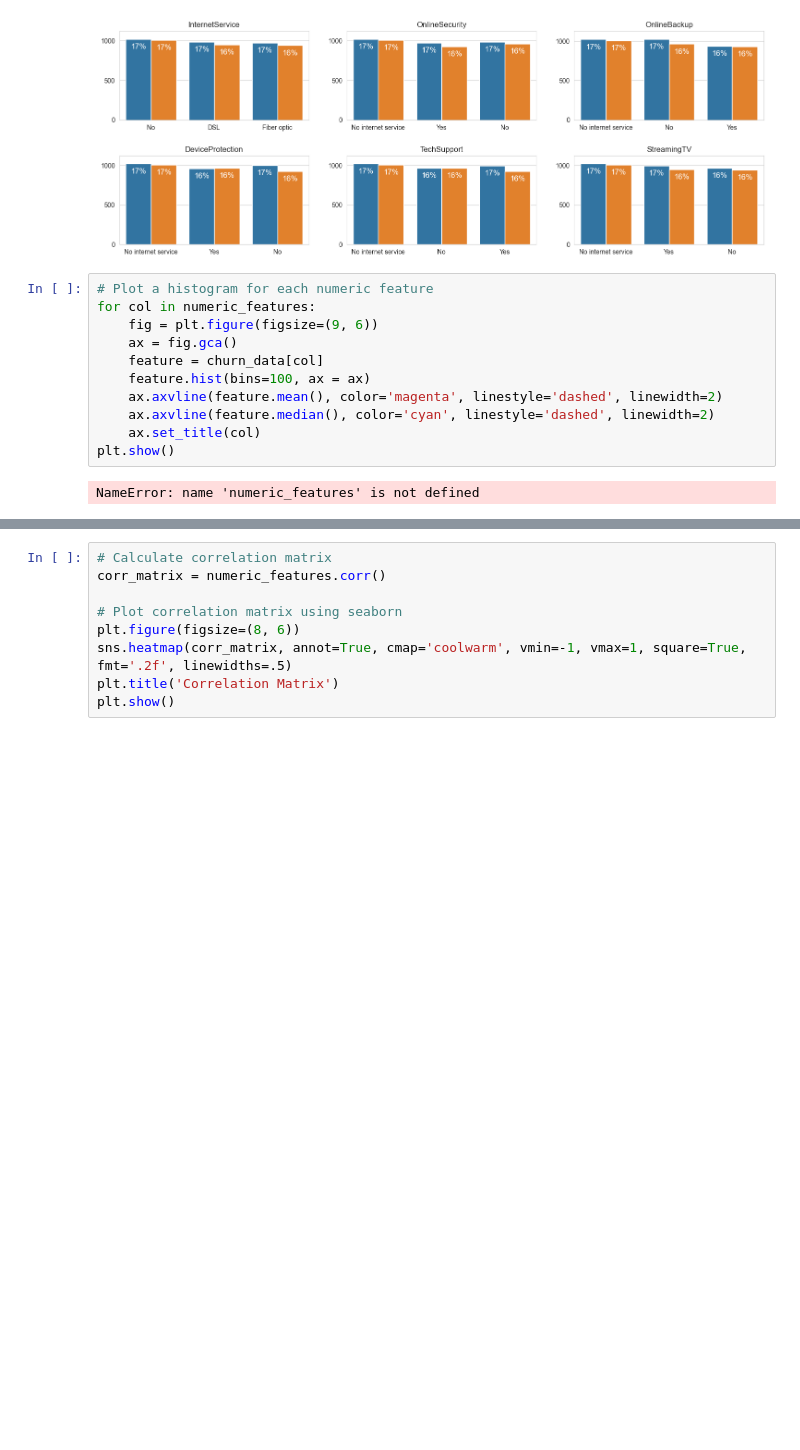
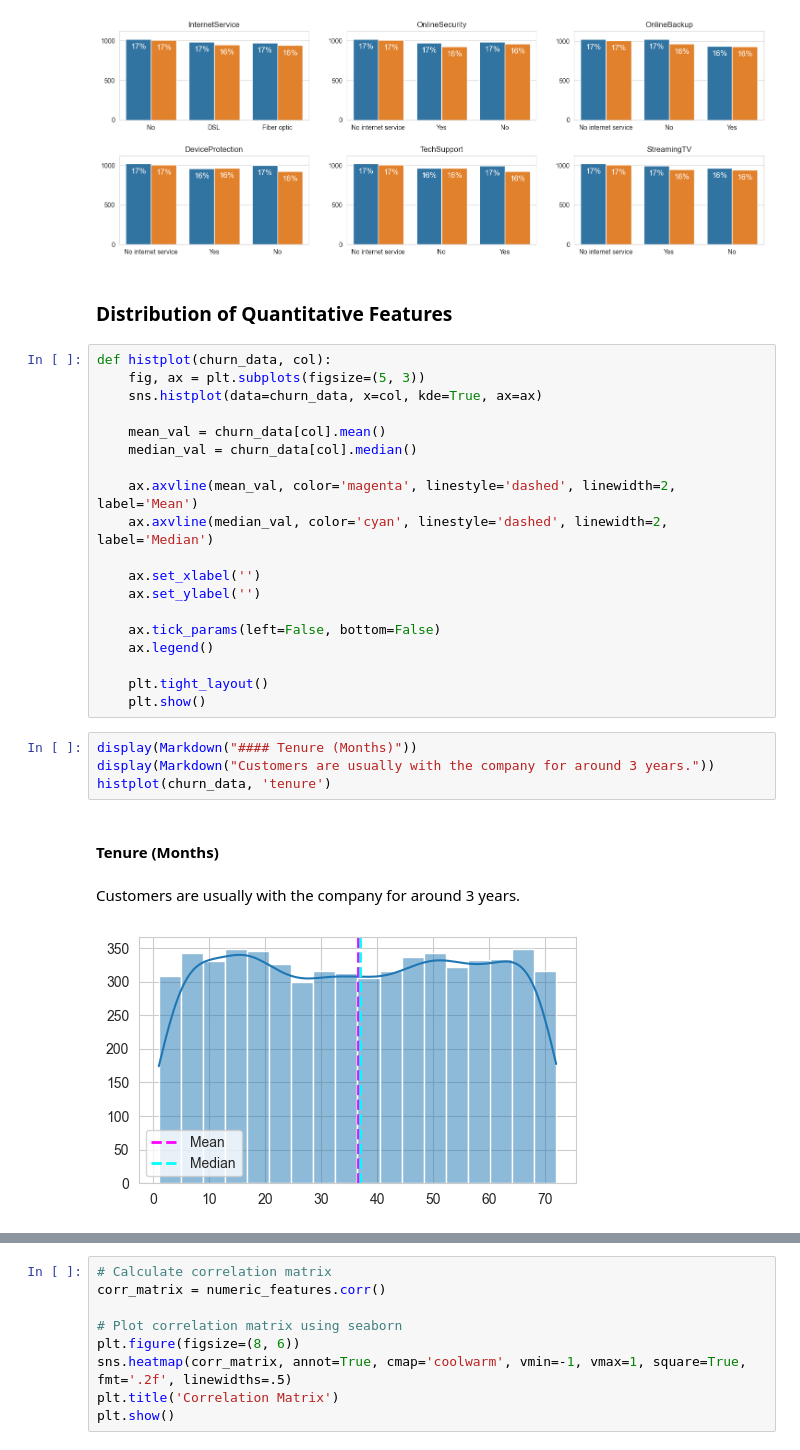
Before and after one commit to huixincai/customer-churn-analysis, a Jupyter notebook: Customer-churn-Analysis.ipynb, the cells around one changed output, grey strips where cells are left out. Saved outputs shown, nothing was run; the diff lists cells and outputs as text; blank space fills up the shorter version.

```diff
--- a/Customer-churn-Analysis.ipynb
+++ b/Customer-churn-Analysis.ipynb
@@ -261,16 +261,32 @@ cols = ["InternetService", "OnlineSecurity", "OnlineBackup", "DeviceProtection",
 countplot(churn_data, cols)
 # %% [output]
 [figure]
-# %%
-# Plot a histogram for each numeric feature
-for col in numeric_features:
-    fig = plt.figure(figsize=(9, 6))
-    ax = fig.gca()
-    feature = churn_data[col]
-    feature.hist(bins=100, ax = ax)
-    ax.axvline(feature.mean(), color='magenta', linestyle='dashed', linewidth=2)
-    ax.axvline(feature.median(), color='cyan', linestyle='dashed', linewidth=2)
-    ax.set_title(col)
-plt.show()
-# %% [output]
-NameError: name 'numeric_features' is not defined
+# %% [markdown]
+### Distribution of Quantitative Features
+# %%
+def histplot(churn_data, col):
+    fig, ax = plt.subplots(figsize=(5, 3))
+    sns.histplot(data=churn_data, x=col, kde=True, ax=ax)
+
+    mean_val = churn_data[col].mean()
+    median_val = churn_data[col].median()
+
+    ax.axvline(mean_val, color='magenta', linestyle='dashed', linewidth=2, label='Mean')
+    ax.axvline(median_val, color='cyan', linestyle='dashed', linewidth=2, label='Median')
+
+    ax.set_xlabel('')
+    ax.set_ylabel('')
+
+    ax.tick_params(left=False, bottom=False)
+    ax.legend()
+
+    plt.tight_layout()
+    plt.show()
+# %%
+display(Markdown("#### Tenure (Months)"))
+display(Markdown("Customers are usually with the company for around 3 years."))
+histplot(churn_data, 'tenure')
+# %% [output]
+#### Tenure (Months)
+Customers are usually with the company for around 3 years.
+[figure, added]
```
Also changed, not shown: parts of 3 cells of this notebook.
